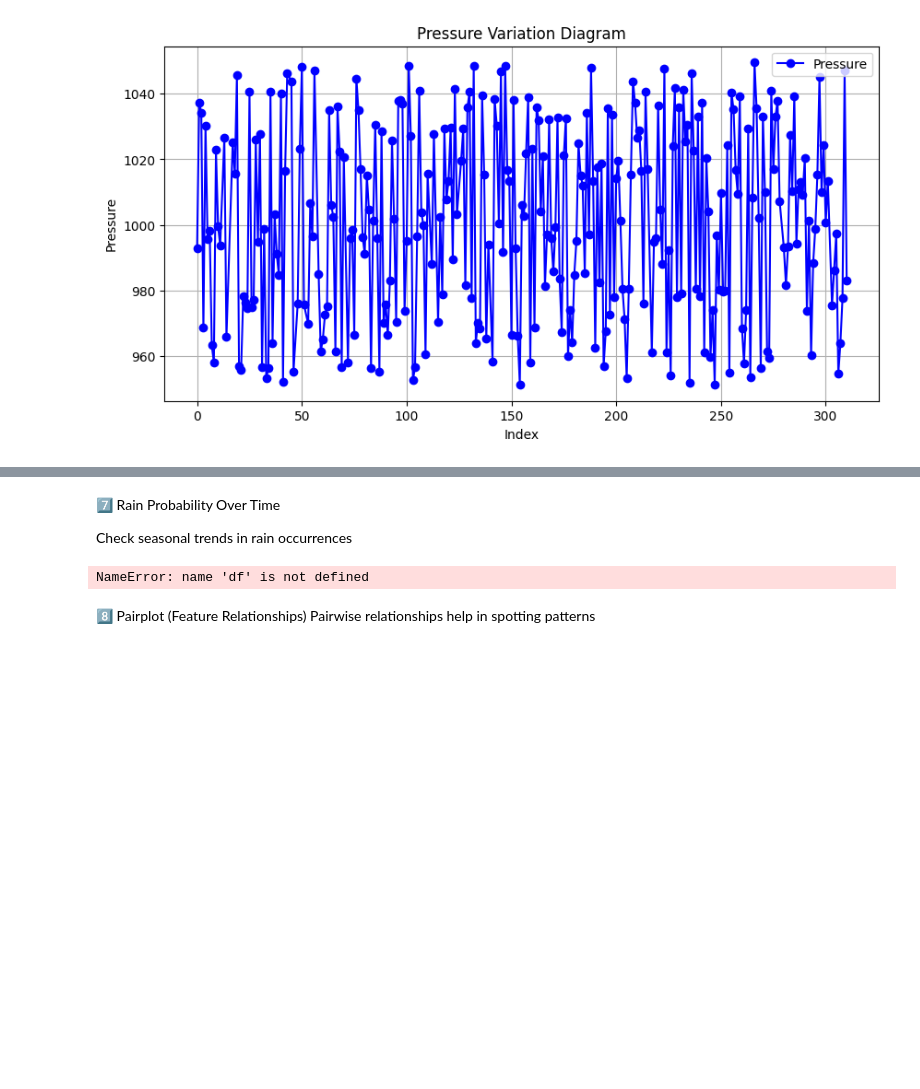
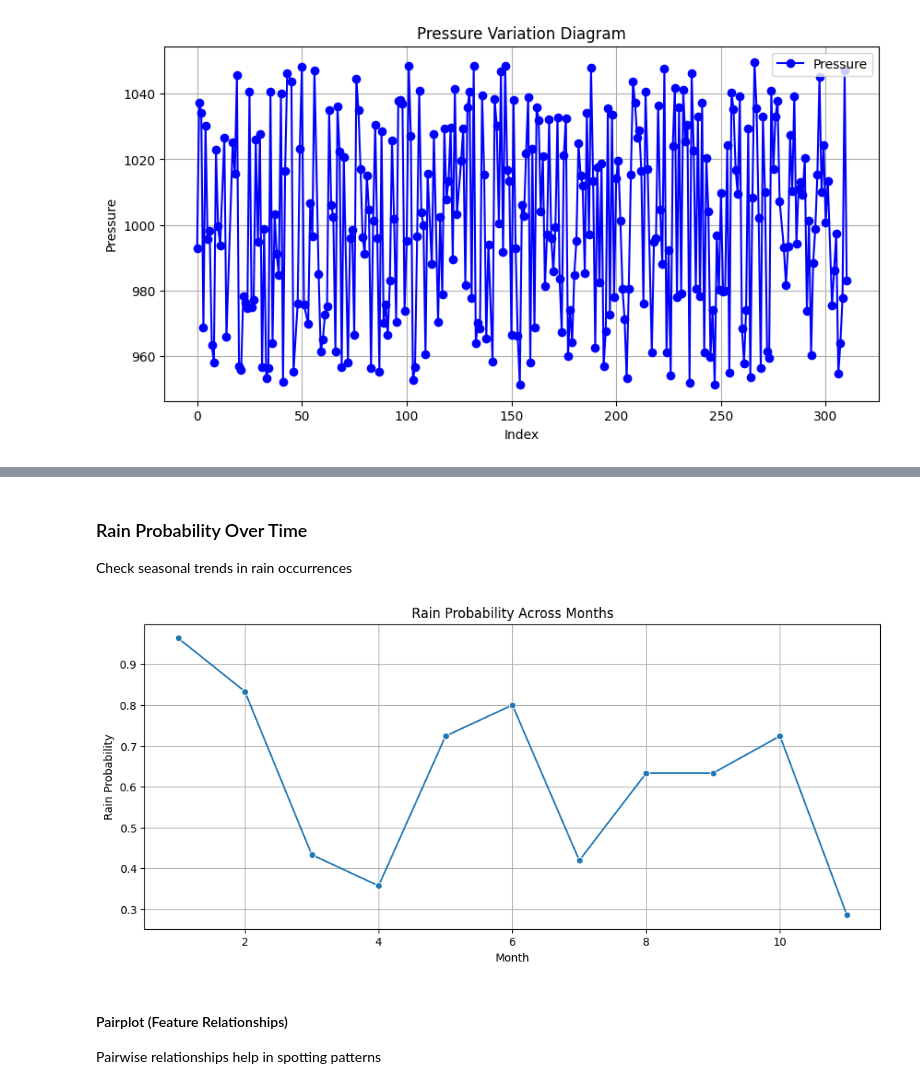
Before and after one commit to Neural-Navigators-CSI/Intellihack_Neural_Navigators_Task01, a Jupyter notebook: test.ipynb, the cells around one changed output, grey strips where cells are left out. Cells and saved outputs as stored; diff of their text form; code cells hidden in the pictures; blank space fills up the shorter version.

```diff
--- a/test.ipynb
+++ b/test.ipynb
@@ -264,22 +247,22 @@ plt.show()
 # %% [markdown]
-7️⃣ Rain Probability Over Time
+### Rain Probability Over Time
 
 Check seasonal trends in rain occurrences
 # %%
 # Group by month and calculate average rain probability
 monthly_rain = df.groupby("month")["rain_or_not"].mean()
 
-plt.figure(figsize=(8, 5))
+plt.figure(figsize=(12, 5))
 sns.lineplot(x=monthly_rain.index, y=monthly_rain.values, marker="o")
 plt.xlabel("Month")
 plt.ylabel("Rain Probability")
 plt.title("Rain Probability Across Months")
 plt.grid()
 plt.show()
 # %% [output]
-NameError: name 'df' is not defined
+[figure, added]
 # %% [markdown]
-8️⃣ Pairplot (Feature Relationships)
+#### Pairplot (Feature Relationships)
 Pairwise relationships help in spotting patterns
 # %%
 sns.pairplot(df, hue="rain_or_not", diag_kind="kde")
```
Also changed, not shown: parts of 42 cells of this notebook.
